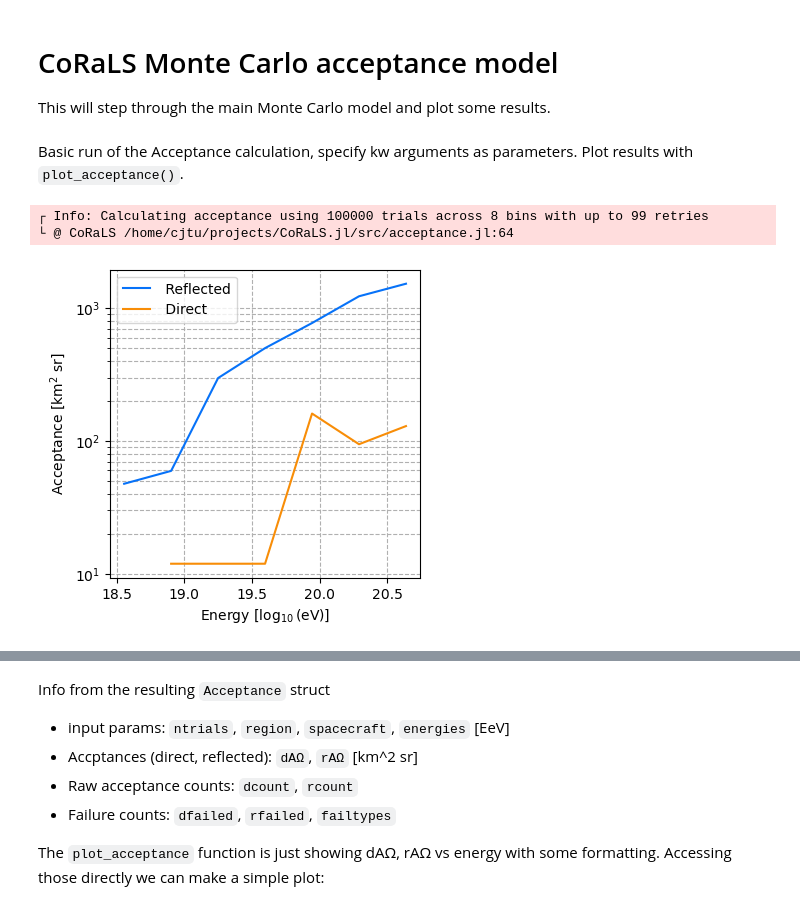
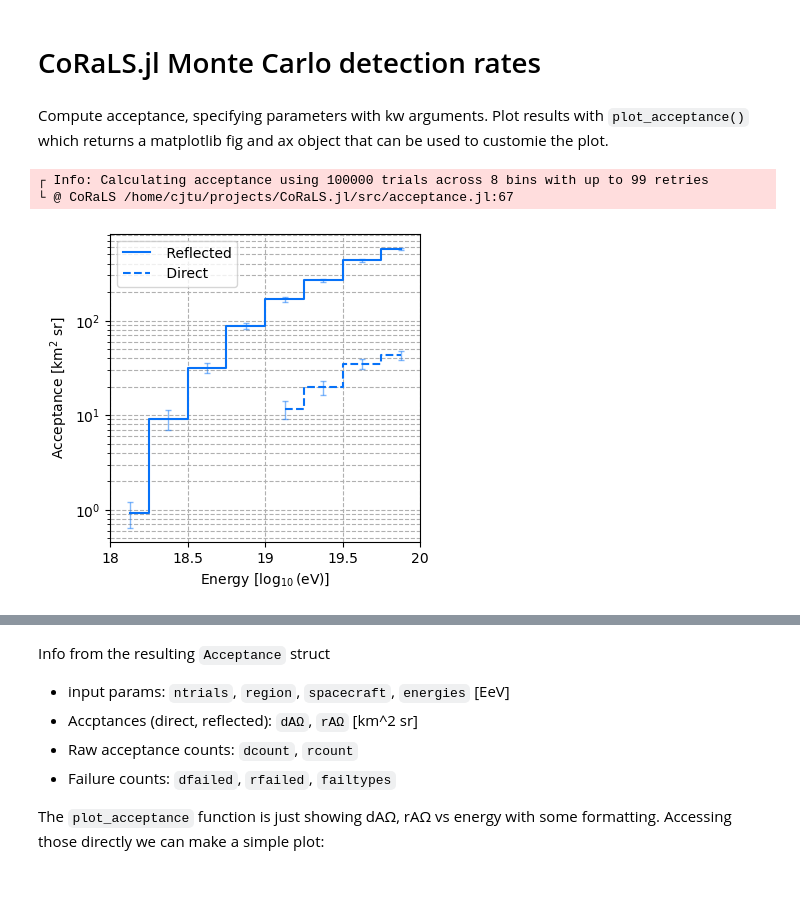
Before and after one commit to cjtu/CoRaLS.jl, a Jupyter notebook: notebooks/acceptance.ipynb, the cells around one changed output, grey strips where cells are left out. Saved outputs shown, nothing was run; the diff lists cells and outputs as text; code cells hidden in the pictures.

```diff
--- a/notebooks/acceptance.ipynb
+++ b/notebooks/acceptance.ipynb
@@ -1,5 +1,3 @@
-# %% [markdown]
-# CoRaLS Monte Carlo acceptance model
-
-This will step through the main Monte Carlo model and plot some results.
+# %% [markdown]
+# CoRaLS.jl Monte Carlo detection rates
 # %%
@@ -11,16 +6,17 @@ This will step through the main Monte Carlo model and plot some results.
 using CoRaLS
 using PyPlot
 using Unitful: km, sr, EeV, MHz, m, μV, cm, ustrip
-# %% [markdown]
-Basic run of the Acceptance calculation, specify kw arguments as parameters. Plot results with `plot_acceptance()`.
+# %% [markdown]
+Compute acceptance, specifying parameters with kw arguments. Plot results with `plot_acceptance()` which returns a matplotlib fig and ax object that can be used to customie the plot.
 # %%
-A = acceptance(100000, 8, region=AllPSR(), spacecraft=CircularOrbit(40km);
-               ice_depth=6.0m, min_energy=1.0EeV, ν_max=1000MHz, dν=30MHz,
-               trigger=magnitude_trigger(67μV/m), min_count=5, max_tries=100)
+A = acceptance(100000, 8, region=create_region("psr:south"), spacecraft=CircularOrbit(50.0km);
+               ice_depth=6.0m, min_energy=1.0EeV, max_energy=100.0EeV, ν_min=100MHz, ν_max=1000MHz, dν=30MHz,
+               simple_area=true, trigger=magnitude_trigger(50μV/m), min_count=10, max_tries=100)
 
-plot_acceptance(A; min_count=1)
-gcf()  # Show figure in notebook
+# Plot and exclude results with fewer than min_count detections (noisy)
+fig, ax = plot_acceptance(A; min_count=10)
+fig
 # %% [output]
 ┌ Info: Calculating acceptance using 100000 trials across 8 bins with up to 99 retries
-└ @ CoRaLS /home/cjtu/projects/CoRaLS.jl/src/acceptance.jl:64
+└ @ CoRaLS /home/cjtu/projects/CoRaLS.jl/src/acceptance.jl:67
-[figure, old version]
+[figure, new version]
```
Also changed, not shown: parts of 19 cells of this notebook, 2 other files.
